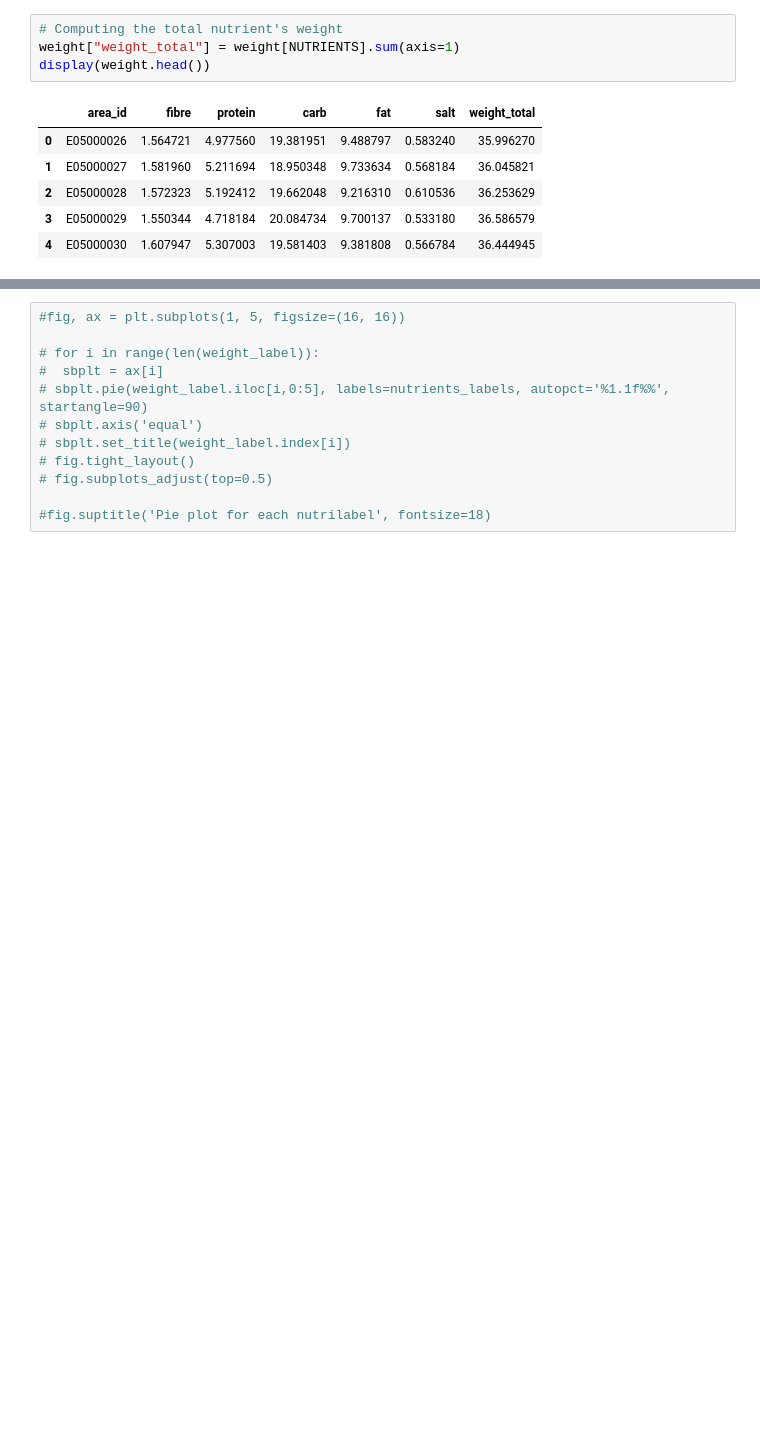
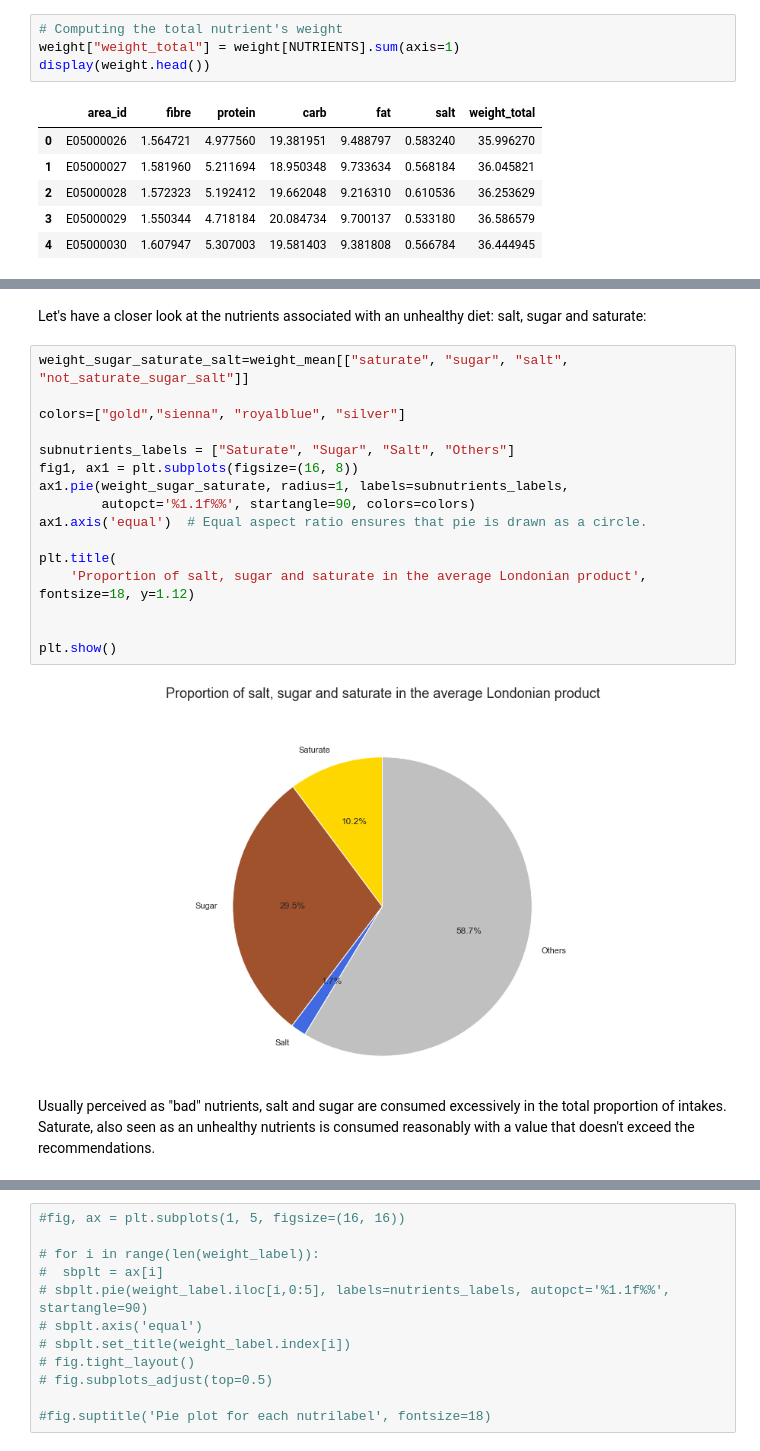
Before and after one commit to epfl-ada/ada-2020-project-milestone-p3-p3_caxaga, a Jupyter notebook: nutripoints.ipynb, the cells around one changed output, grey strips where cells are left out. Saved outputs shown, nothing was run; the diff lists cells and outputs as text; blank space fills up the shorter version.

```diff
--- a/nutripoints.ipynb
+++ b/nutripoints.ipynb
@@ -344,3 +419,25 @@ Fibre: 14%
+# %% [markdown]
+Let's have a closer look at the nutrients associated with an unhealthy diet: salt, sugar and saturate:
+# %%
+weight_sugar_saturate_salt=weight_mean[["saturate", "sugar", "salt", "not_saturate_sugar_salt"]]
+
+colors=["gold","sienna", "royalblue", "silver"]
+
+subnutrients_labels = ["Saturate", "Sugar", "Salt", "Others"]
+fig1, ax1 = plt.subplots(figsize=(16, 8))
+ax1.pie(weight_sugar_saturate, radius=1, labels=subnutrients_labels,
+        autopct='%1.1f%%', startangle=90, colors=colors)
+ax1.axis('equal')  # Equal aspect ratio ensures that pie is drawn as a circle.
+
+plt.title(
+    'Proportion of salt, sugar and saturate in the average Londonian product', fontsize=18, y=1.12)
+
+
+plt.show()
+# %% [output]
+[figure, added]
+# %% [markdown]
+Usually perceived as "bad" nutrients, salt and sugar are consumed excessively in the total proportion of intakes. Saturate, also seen as an unhealthy nutrients is consumed reasonably with a value that doesn't exceed the recommendations.
 # %%
 # Merge year_grocery and weight
 weight_label = pd.merge(left=weight, right=grocery_analysis[[
```
Also changed, not shown: parts of 17 cells of this notebook.
